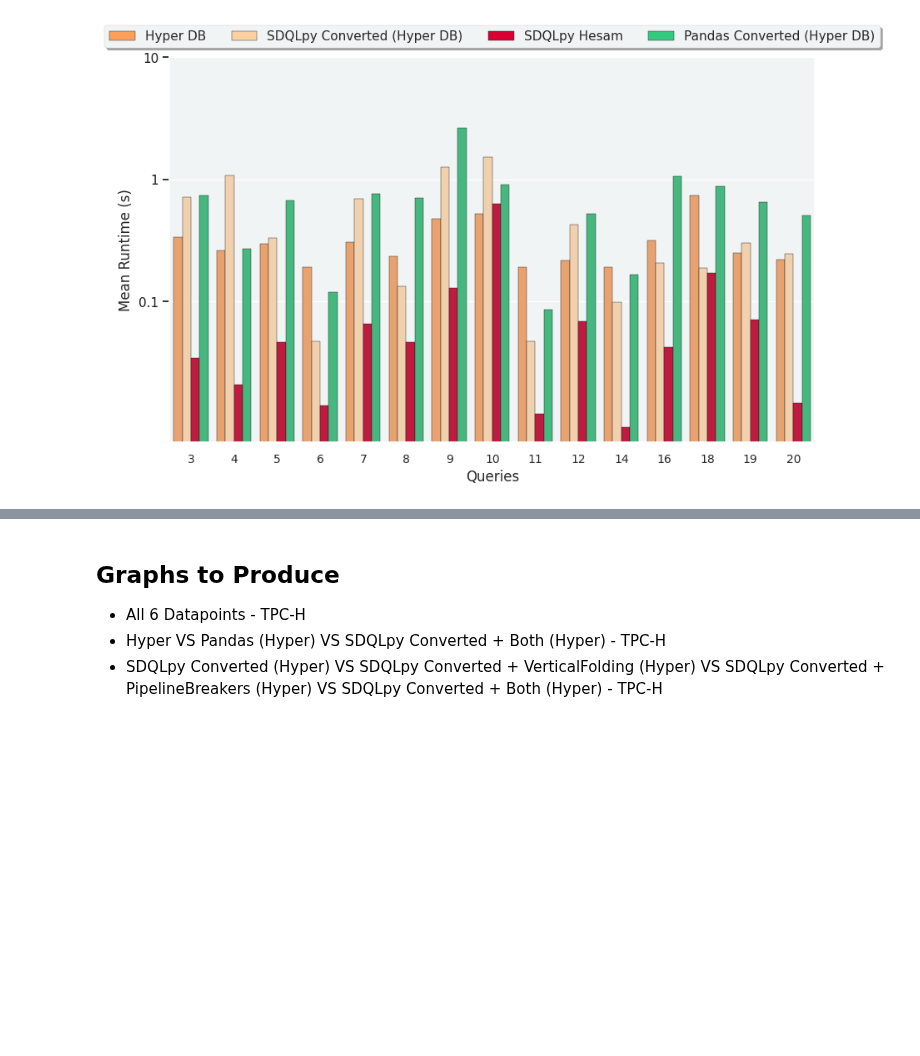
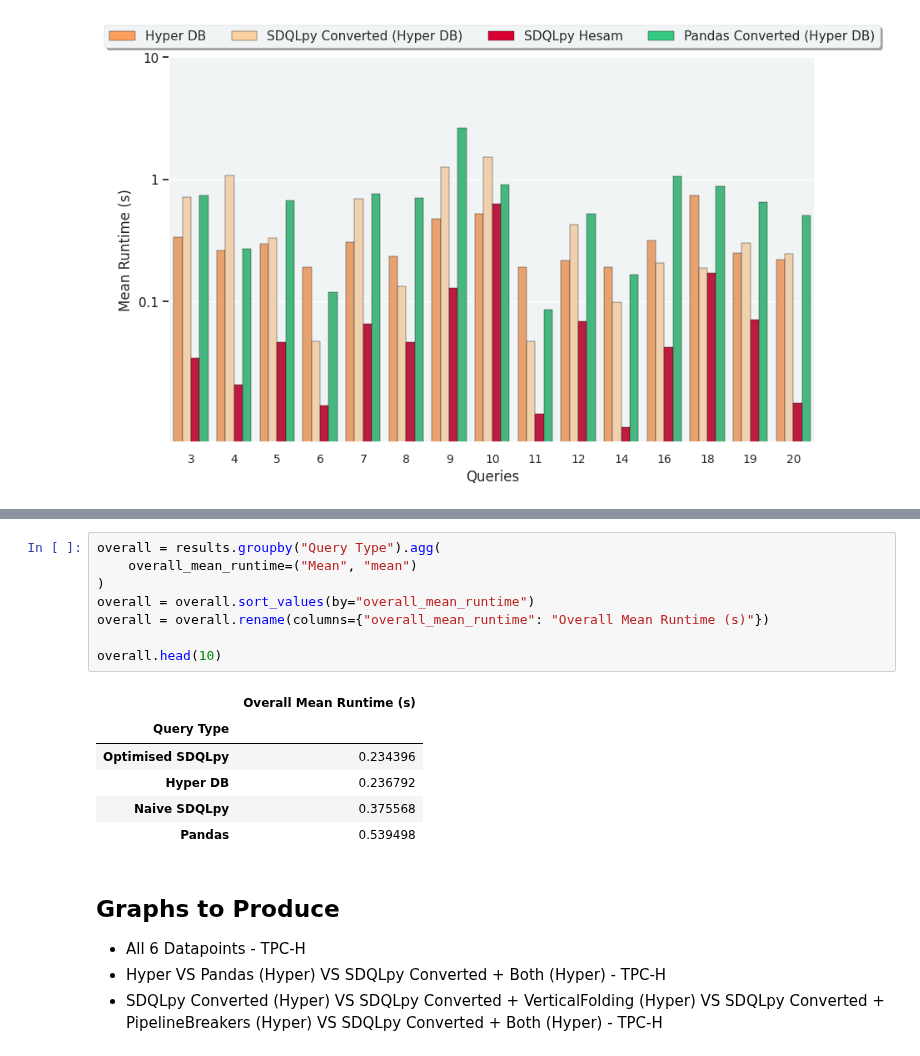
Before and after one commit to groegercesg/QueryBridge, a Jupyter notebook: benchmarking/notebooks/year2_analysis.ipynb, the cells around one changed output, grey strips where cells are left out. Drawn from its saved outputs; the diff is of its cells as text; blank space fills up the shorter version.

```diff
--- a/benchmarking/notebooks/year2_analysis.ipynb
+++ b/benchmarking/notebooks/year2_analysis.ipynb
@@ -217,3 +269,18 @@ The DataFrame has 60 rows
+# %%
+overall = results.groupby("Query Type").agg(
+    overall_mean_runtime=("Mean", "mean")
+)
+overall = overall.sort_values(by="overall_mean_runtime")
+overall = overall.rename(columns={"overall_mean_runtime": "Overall Mean Runtime (s)"})
+
+overall.head(10)
+# %% [output]
+|  | Overall Mean Runtime (s) |
+| Query Type |  |
+| Optimised SDQLpy | 0.234396 |
+| Hyper DB | 0.236792 |
+| Naive SDQLpy | 0.375568 |
+| Pandas | 0.539498 |
 # %% [markdown]
 ## Graphs to Produce
 
```
Also changed, not shown: parts of 7 cells of this notebook, 3 other files.
